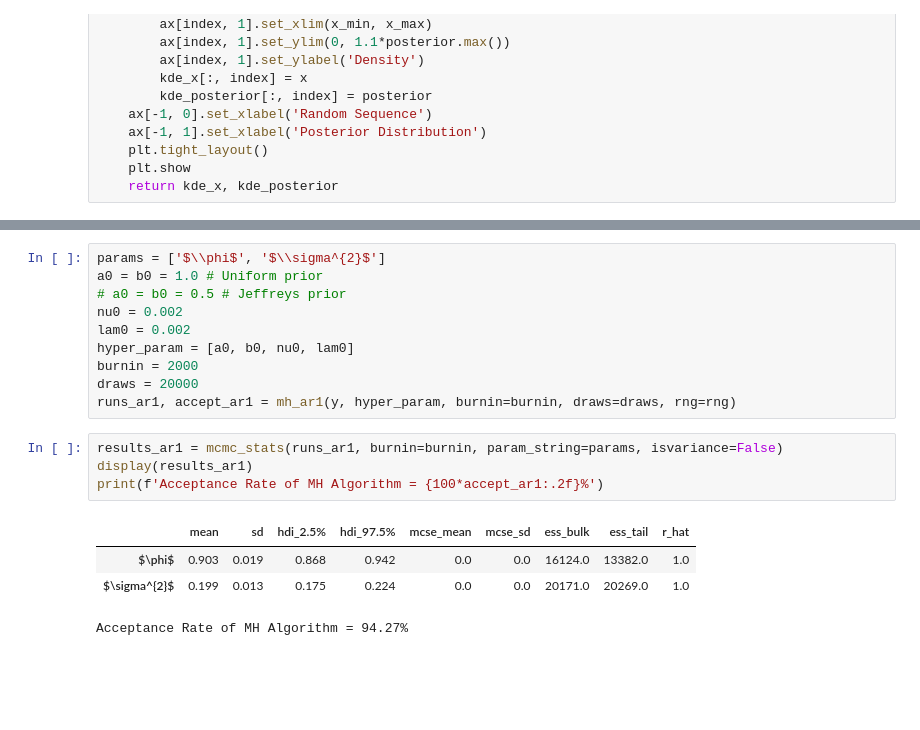
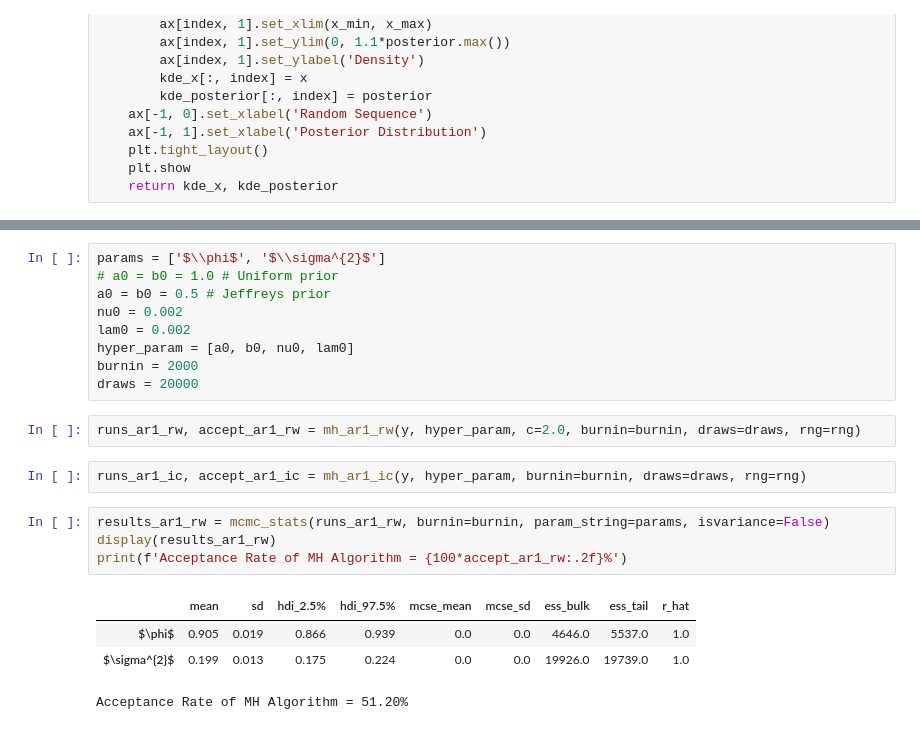
Before and after one commit to nakatsuma/bayesian_statistics, a Jupyter notebook: notebook/mh_ar1.ipynb, the cells around one changed output, grey strips where cells are left out. Cells and saved outputs as stored; diff of their text form; blank space fills up the shorter version.

```diff
--- a/notebook/mh_ar1.ipynb
+++ b/notebook/mh_ar1.ipynb
@@ -200,19 +242,22 @@ def mh_ar1(y, hyper_param, burnin=1000, draws=10000, rng=None):
+# %%
+params = ['$\\phi$', '$\\sigma^{2}$']
+# a0 = b0 = 1.0 # Uniform prior
+a0 = b0 = 0.5 # Jeffreys prior
+nu0 = 0.002
+lam0 = 0.002
+hyper_param = [a0, b0, nu0, lam0]
+burnin = 2000
+draws = 20000
 # %%
-params = ['$\\phi$', '$\\sigma^{2}$']
-a0 = b0 = 1.0 # Uniform prior
-# a0 = b0 = 0.5 # Jeffreys prior
-nu0 = 0.002
-lam0 = 0.002
-hyper_param = [a0, b0, nu0, lam0]
-burnin = 2000
-draws = 20000
-runs_ar1, accept_ar1 = mh_ar1(y, hyper_param, burnin=burnin, draws=draws, rng=rng)
+runs_ar1_rw, accept_ar1_rw = mh_ar1_rw(y, hyper_param, c=2.0, burnin=burnin, draws=draws, rng=rng)
+# %%
+runs_ar1_ic, accept_ar1_ic = mh_ar1_ic(y, hyper_param, burnin=burnin, draws=draws, rng=rng)
 # %%
-results_ar1 = mcmc_stats(runs_ar1, burnin=burnin, param_string=params, isvariance=False)
-display(results_ar1)
-print(f'Acceptance Rate of MH Algorithm = {100*accept_ar1:.2f}%')
+results_ar1_rw = mcmc_stats(runs_ar1_rw, burnin=burnin, param_string=params, isvariance=False)
+display(results_ar1_rw)
+print(f'Acceptance Rate of MH Algorithm = {100*accept_ar1_rw:.2f}%')
 # %% [output]
 |  | mean | sd | hdi_2.5% | hdi_97.5% | mcse_mean | mcse_sd | ess_bulk | ess_tail | r_hat |
-| $\phi$ | 0.903 | 0.019 | 0.868 | 0.942 | 0.0 | 0.0 | 16124.0 | 13382.0 | 1.0 |
-| $\sigma^{2}$ | 0.199 | 0.013 | 0.175 | 0.224 | 0.0 | 0.0 | 20171.0 | 20269.0 | 1.0 |
+| $\phi$ | 0.905 | 0.019 | 0.866 | 0.939 | 0.0 | 0.0 | 4646.0 | 5537.0 | 1.0 |
+| $\sigma^{2}$ | 0.199 | 0.013 | 0.175 | 0.224 | 0.0 | 0.0 | 19926.0 | 19739.0 | 1.0 |
-Acceptance Rate of MH Algorithm = 94.27%
+Acceptance Rate of MH Algorithm = 51.20%
```
Also changed, not shown: parts of 15 cells of this notebook.
